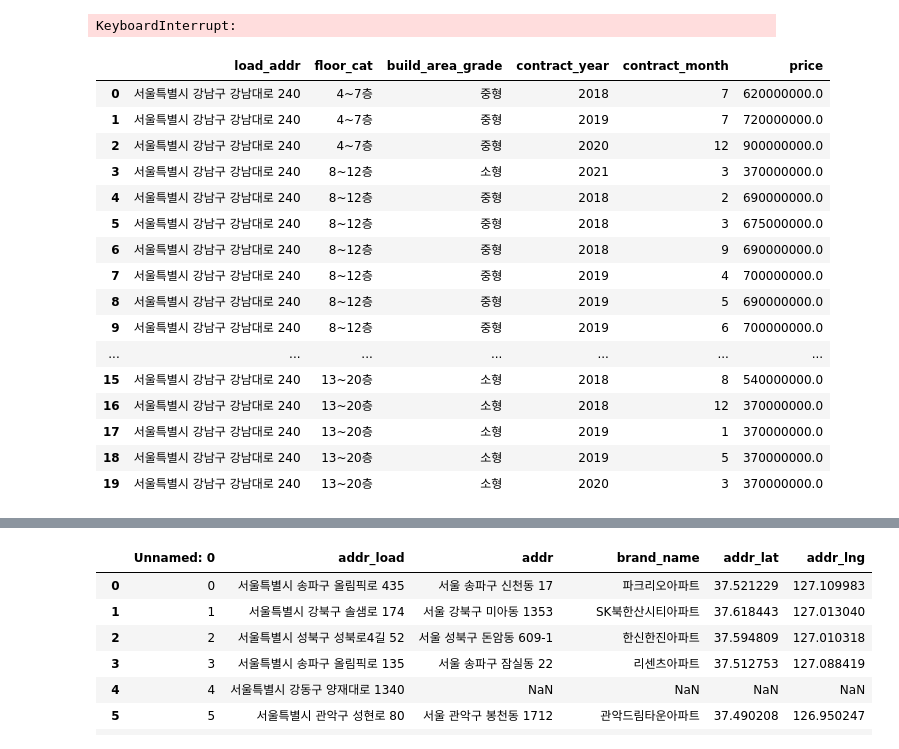
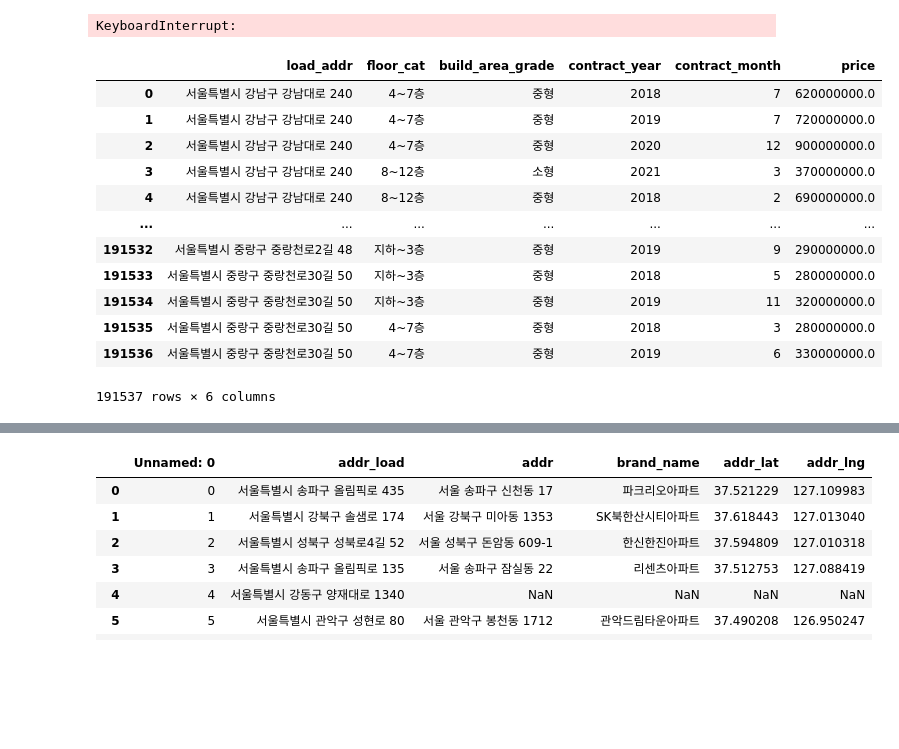
Before and after one commit to JinsolPark/final_project, a Jupyter notebook: yslee/lys_전처리 및 API.ipynb, the cells around one changed output, grey strips where cells are left out. Drawn from its saved outputs; the diff is of its cells as text; code cells hidden in the pictures; blank space fills up the shorter version.

```diff
--- a/yslee/lys_전처리 및 API.ipynb
+++ b/yslee/lys_전처리 및 API.ipynb
@@ -189,26 +189,22 @@ API(addr_load_name_l)
 서울특별시 성북구 성북로4길 52-------------->한신한진아파트
 KeyboardInterrupt:
 # %%
-data_trans = pd.read_csv('../data/transaction/transaction_month.csv')
-data_trans.head(20)
+data_trans = pd.read_csv('data/transaction_month.csv')
+data_trans
 # %% [output]
 |  | load_addr | floor_cat | build_area_grade | contract_year | contract_month | price |
 | 0 | 서울특별시 강남구 강남대로 240 | 4~7층 | 중형 | 2018 | 7 | 620000000.0 |
 | 1 | 서울특별시 강남구 강남대로 240 | 4~7층 | 중형 | 2019 | 7 | 720000000.0 |
 | 2 | 서울특별시 강남구 강남대로 240 | 4~7층 | 중형 | 2020 | 12 | 900000000.0 |
 | 3 | 서울특별시 강남구 강남대로 240 | 8~12층 | 소형 | 2021 | 3 | 370000000.0 |
 | 4 | 서울특별시 강남구 강남대로 240 | 8~12층 | 중형 | 2018 | 2 | 690000000.0 |
-| 5 | 서울특별시 강남구 강남대로 240 | 8~12층 | 중형 | 2018 | 3 | 675000000.0 |
-| 6 | 서울특별시 강남구 강남대로 240 | 8~12층 | 중형 | 2018 | 9 | 690000000.0 |
-| 7 | 서울특별시 강남구 강남대로 240 | 8~12층 | 중형 | 2019 | 4 | 700000000.0 |
-| 8 | 서울특별시 강남구 강남대로 240 | 8~12층 | 중형 | 2019 | 5 | 690000000.0 |
-| 9 | 서울특별시 강남구 강남대로 240 | 8~12층 | 중형 | 2019 | 6 | 700000000.0 |
 | ... | ... | ... | ... | ... | ... | ... |
-| 15 | 서울특별시 강남구 강남대로 240 | 13~20층 | 소형 | 2018 | 8 | 540000000.0 |
-| 16 | 서울특별시 강남구 강남대로 240 | 13~20층 | 소형 | 2018 | 12 | 370000000.0 |
-| 17 | 서울특별시 강남구 강남대로 240 | 13~20층 | 소형 | 2019 | 1 | 370000000.0 |
-| 18 | 서울특별시 강남구 강남대로 240 | 13~20층 | 소형 | 2019 | 5 | 370000000.0 |
-| 19 | 서울특별시 강남구 강남대로 240 | 13~20층 | 소형 | 2020 | 3 | 370000000.0 |
+| 191532 | 서울특별시 중랑구 중랑천로2길 48 | 지하~3층 | 중형 | 2019 | 9 | 290000000.0 |
+| 191533 | 서울특별시 중랑구 중랑천로30길 50 | 지하~3층 | 중형 | 2018 | 5 | 280000000.0 |
+| 191534 | 서울특별시 중랑구 중랑천로30길 50 | 지하~3층 | 중형 | 2019 | 11 | 320000000.0 |
+| 191535 | 서울특별시 중랑구 중랑천로30길 50 | 4~7층 | 중형 | 2018 | 3 | 280000000.0 |
+| 191536 | 서울특별시 중랑구 중랑천로30길 50 | 4~7층 | 중형 | 2019 | 6 | 330000000.0 |
+191537 rows × 6 columns
 # %%
 data_trans['gu'] = data_trans['load_addr'].str.extract('([가-힣]+구)')
 data_trans
```
Also changed, not shown: parts of 4 cells of this notebook.
